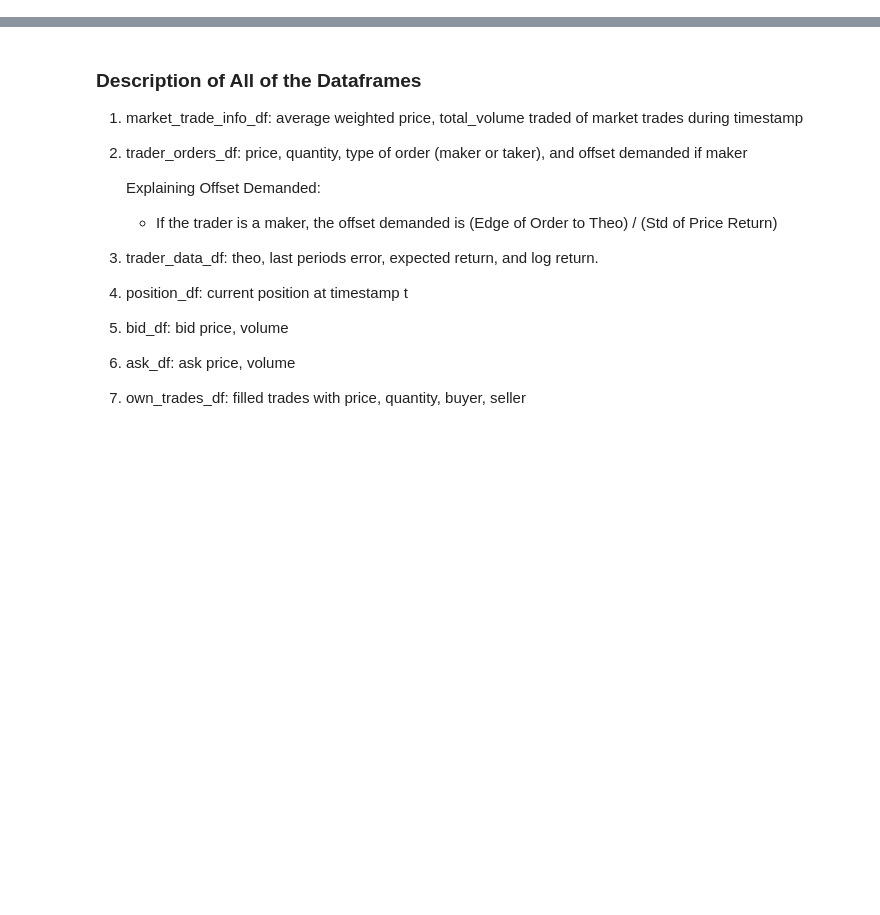
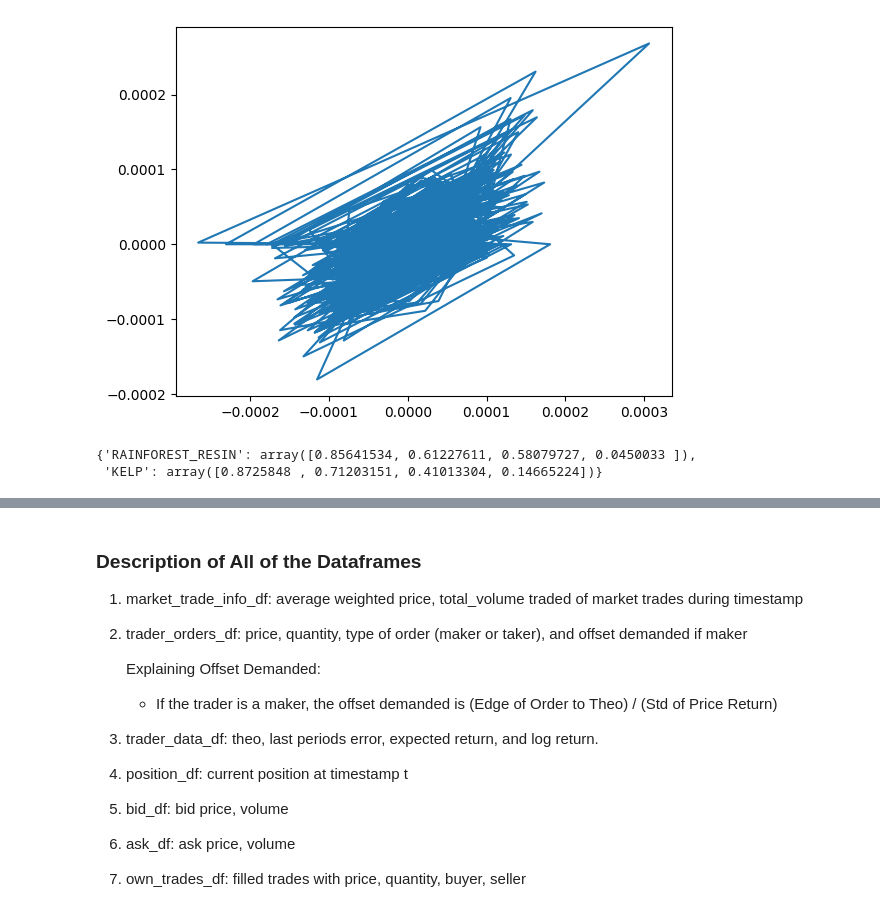
Before and after one commit to Keshav-Shah/IMC-Prosperity-2025-Rice, a Jupyter notebook: trade_data_analysis.ipynb, the cells around one changed output, grey strips where cells are left out. Saved outputs shown, nothing was run; the diff lists cells and outputs as text; code cells hidden in the pictures; blank space fills up the shorter version.

```diff
--- a/trade_data_analysis.ipynb
+++ b/trade_data_analysis.ipynb
@@ -183,3 +667 @@ def parse_log_file(file_path):
     return market_trade_info_df, trader_orders_df, trader_data_df, position_df, bid_df, ask_df, own_trades_df, market_trades_df,  pd.DataFrame(activities_list), pd.DataFrame(trade_list)
-# %%
-market_trade_info_df, trader_orders_df, trader_data_df, position_df, bid_df, ask_df, own_trades_df, market_trades_df,  activities_df, trade_history_df = parse_log_file("C://Users//marco//Downloads//a4ae8815-2895-4162-a44b-8a58799fe870.log")
@@ -249,0 +886,5 @@ KeyError: 'past_theos'
+# %%
+# log_file_path = "C://Users//marco//Downloads//36e91c55-e5ad-4647-bb52-434d72dbe949.log"
+log_file_path = "C://Users//marco//Downloads//6d902f9a-0384-4028-bd0a-5d7f80eb878c.log" # MOST RECENT
+
+market_trade_info_df, trader_orders_df, trader_data_df, position_df, bid_df, ask_df, own_trades_df, market_trades_df,  activities_df, trade_history_df = parse_log_file(log_file_path)
@@ -249,0 +922,26 @@ KeyError: 'past_theos'
+# %%
+symbols = own_trades_df['symbol'].unique()
+
+result_dfs = []
+
+timestamps = list(range(0, 200001, 100))
+
+position_df = build_position_trajectory_with_pnl(own_trades_df)
+
+for symbol in symbols:
+    symbol_data = position_df[position_df['product'] == symbol]
+
+    symbol_all_times = pd.DataFrame({
+            'product': symbol,
+            'timestamp': timestamps
+        })
+
+    symbol_merged = pd.merge(symbol_all_times, symbol_data,
+                                on=['product', 'timestamp'], how='left')
+
+    symbol_merged = symbol_merged.sort_values('timestamp')
+    symbol_merged['position'] = symbol_merged['position'].ffill().fillna(0).astype('float64')
+
+    result_dfs.append(symbol_merged)
+
+position_df = pd.concat(result_dfs, ignore_index=True)
@@ -249,0 +1041,12 @@ KeyError: 'past_theos'
+# %%
+product = 'RAINFOREST_RESIN'
+
+plt.plot(cleaned_theos[product]['return_theo'].shift(-1), cleaned_theos[product]['return_mtm'])
+plt.show()
+# %% [output]
+[figure, added]
+# %%
+betas
+# %% [output]
+{'RAINFOREST_RESIN': array([0.85641534, 0.61227611, 0.58079727, 0.0450033 ]),
+ 'KELP': array([0.8725848 , 0.71203151, 0.41013304, 0.14665224])}
```
Also changed, not shown: parts of 41 cells of this notebook, 2 other files.
